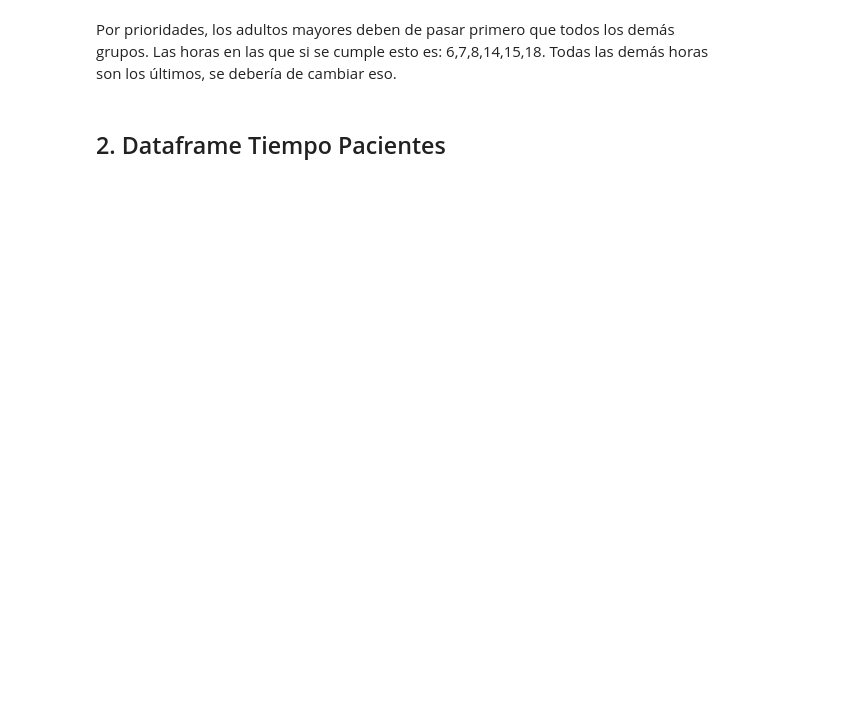
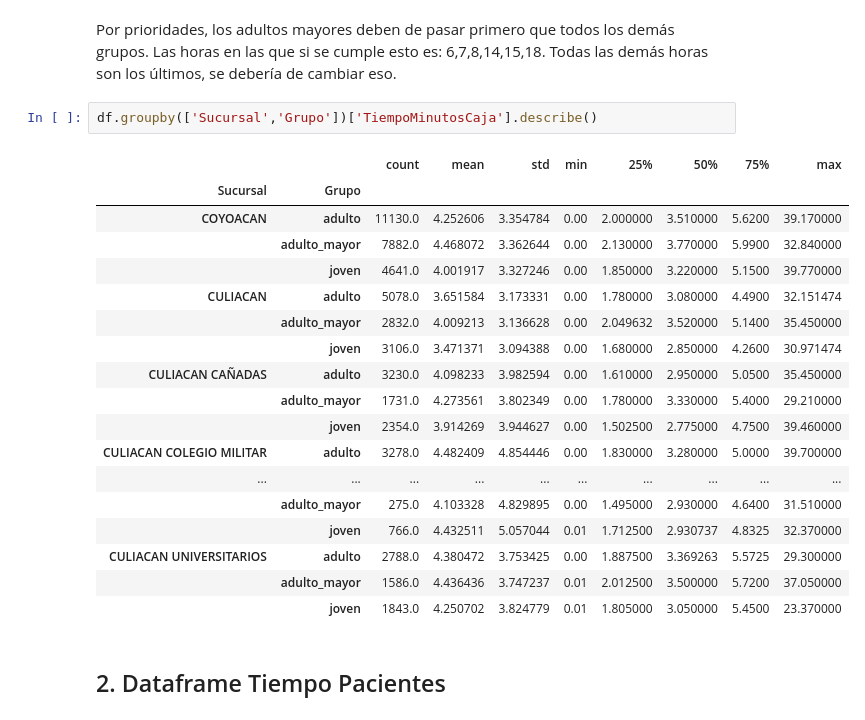
Before and after one commit to Aleevz/saludDignaProject, a Jupyter notebook: AnálisisExploratorioMayo6InfoNueva.ipynb, the cells around one changed output. Drawn from its saved outputs; the diff is of its cells as text; blank space fills up the shorter version.

```diff
--- a/AnálisisExploratorioMayo6InfoNueva.ipynb
+++ b/AnálisisExploratorioMayo6InfoNueva.ipynb
@@ -377,6 +388,27 @@ mean_table_edades
 | 18 | 2.414219 | 2.161410 | 2.708267 |
 # %% [markdown]
 Por prioridades, los adultos mayores deben de pasar primero que todos los demás grupos. Las horas en las que si se cumple esto es: 6,7,8,14,15,18. Todas las demás horas son los últimos, se debería de cambiar eso.
+# %%
+df.groupby(['Sucursal','Grupo'])['TiempoMinutosCaja'].describe()
+# %% [output]
+|  |  | count | mean | std | min | 25% | 50% | 75% | max |
+| Sucursal | Grupo |  |  |  |  |  |  |  |  |
+| COYOACAN | adulto | 11130.0 | 4.252606 | 3.354784 | 0.00 | 2.000000 | 3.510000 | 5.6200 | 39.170000 |
+|  | adulto_mayor | 7882.0 | 4.468072 | 3.362644 | 0.00 | 2.130000 | 3.770000 | 5.9900 | 32.840000 |
+|  | joven | 4641.0 | 4.001917 | 3.327246 | 0.00 | 1.850000 | 3.220000 | 5.1500 | 39.770000 |
+| CULIACAN | adulto | 5078.0 | 3.651584 | 3.173331 | 0.00 | 1.780000 | 3.080000 | 4.4900 | 32.151474 |
+|  | adulto_mayor | 2832.0 | 4.009213 | 3.136628 | 0.00 | 2.049632 | 3.520000 | 5.1400 | 35.450000 |
+|  | joven | 3106.0 | 3.471371 | 3.094388 | 0.00 | 1.680000 | 2.850000 | 4.2600 | 30.971474 |
+| CULIACAN CAÑADAS | adulto | 3230.0 | 4.098233 | 3.982594 | 0.00 | 1.610000 | 2.950000 | 5.0500 | 35.450000 |
+|  | adulto_mayor | 1731.0 | 4.273561 | 3.802349 | 0.00 | 1.780000 | 3.330000 | 5.4000 | 29.210000 |
+|  | joven | 2354.0 | 3.914269 | 3.944627 | 0.00 | 1.502500 | 2.775000 | 4.7500 | 39.460000 |
+| CULIACAN COLEGIO MILITAR | adulto | 3278.0 | 4.482409 | 4.854446 | 0.00 | 1.830000 | 3.280000 | 5.0000 | 39.700000 |
+| ... | ... | ... | ... | ... | ... | ... | ... | ... | ... |
+|  | adulto_mayor | 275.0 | 4.103328 | 4.829895 | 0.00 | 1.495000 | 2.930000 | 4.6400 | 31.510000 |
+|  | joven | 766.0 | 4.432511 | 5.057044 | 0.01 | 1.712500 | 2.930737 | 4.8325 | 32.370000 |
+| CULIACAN UNIVERSITARIOS | adulto | 2788.0 | 4.380472 | 3.753425 | 0.00 | 1.887500 | 3.369263 | 5.5725 | 29.300000 |
+|  | adulto_mayor | 1586.0 | 4.436436 | 3.747237 | 0.01 | 2.012500 | 3.500000 | 5.7200 | 37.050000 |
+|  | joven | 1843.0 | 4.250702 | 3.824779 | 0.01 | 1.805000 | 3.050000 | 5.4500 | 23.370000 |
 # %% [markdown]
 ## 2. Dataframe Tiempo Pacientes
 # %%
```
Also changed, not shown: parts of 8 cells of this notebook.
